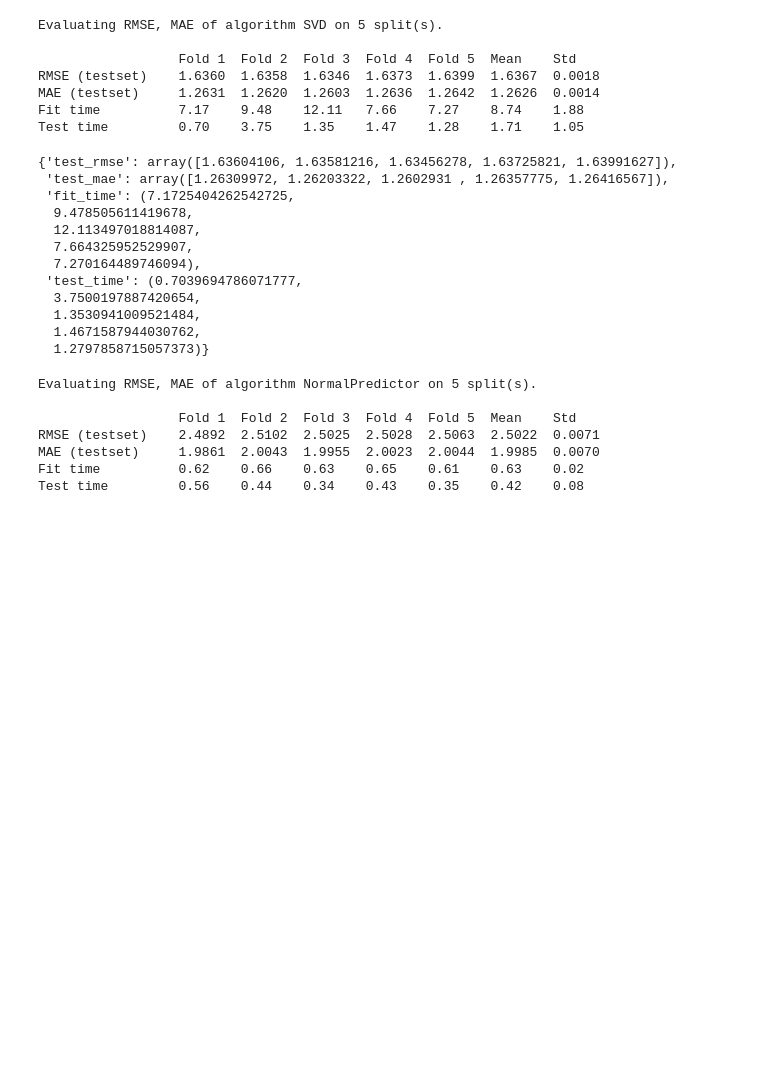
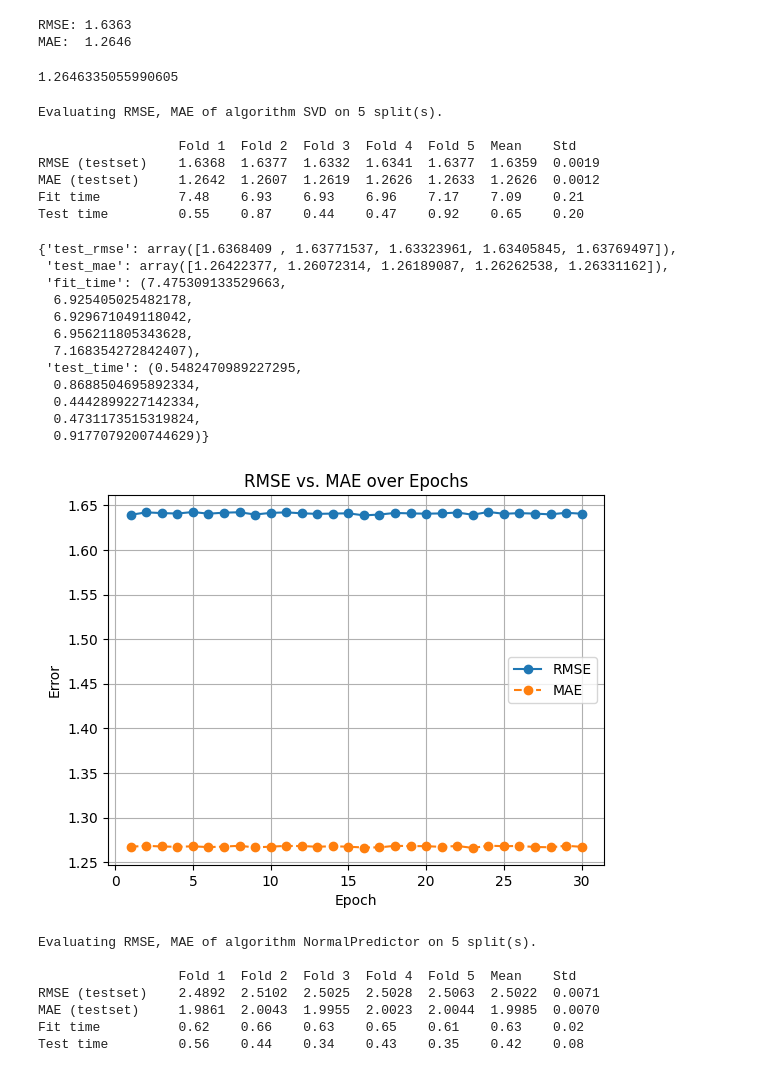
Before and after one commit to bbulls14/svd_book_recommender, a Jupyter notebook: SVD.ipynb, the cells around one changed output. Saved outputs shown, nothing was run; the diff lists cells and outputs as text; code cells hidden in the pictures; blank space fills up the shorter version.

Commit message:
collecting images

```diff
--- a/SVD.ipynb
+++ b/SVD.ipynb
@@ -16,7 +16,7 @@
 #create svd model with 80/20 train/test split
 import pandas as pd
 import numpy as np
-from surprise import Dataset, Reader, SVD
+from surprise import Dataset, Reader, SVD, accuracy
 from surprise.model_selection import train_test_split
 
 df = pd.read_csv('joined_dataset.csv', low_memory=False)
@@ -27,6 +27,16 @@ data = Dataset.load_from_df(df[['User-ID', 'ISBN', 'Book-Rating']], reader)
 trainset, testset = train_test_split(data, test_size=0.2)
 
 model = SVD()
+
+model.fit(trainset)
+predictions = model.test(testset)
+
+accuracy.rmse(predictions)
+accuracy.mae(predictions)
+# %% [output]
+RMSE: 1.6363
+MAE:  1.2646
+1.2646335055990605
 # %%
 #cross validate to ensure accuracy and consistency
 from surprise.model_selection import cross_validate
@@ -36,22 +46,57 @@ cross_validate(model, data, measures=['RMSE', 'MAE'], cv=5, verbose=True)
 Evaluating RMSE, MAE of algorithm SVD on 5 split(s).
 
                   Fold 1  Fold 2  Fold 3  Fold 4  Fold 5  Mean    Std
-RMSE (testset)    1.6360  1.6358  1.6346  1.6373  1.6399  1.6367  0.0018
-MAE (testset)     1.2631  1.2620  1.2603  1.2636  1.2642  1.2626  0.0014
-Fit time          7.17    9.48    12.11   7.66    7.27    8.74    1.88
-Test time         0.70    3.75    1.35    1.47    1.28    1.71    1.05
+RMSE (testset)    1.6368  1.6377  1.6332  1.6341  1.6377  1.6359  0.0019
+MAE (testset)     1.2642  1.2607  1.2619  1.2626  1.2633  1.2626  0.0012
+Fit time          7.48    6.93    6.93    6.96    7.17    7.09    0.21
+Test time         0.55    0.87    0.44    0.47    0.92    0.65    0.20
-{'test_rmse': array([1.63604106, 1.63581216, 1.63456278, 1.63725821, 1.63991627]),
- 'test_mae': array([1.26309972, 1.26203322, 1.2602931 , 1.26357775, 1.26416567]),
- 'fit_time': (7.1725404262542725,
-  9.478505611419678,
-  12.113497018814087,
-  7.664325952529907,
-  7.270164489746094),
- 'test_time': (0.7039694786071777,
-  3.7500197887420654,
-  1.3530941009521484,
-  1.4671587944030762,
-  1.2797858715057373)}
+{'test_rmse': array([1.6368409 , 1.63771537, 1.63323961, 1.63405845, 1.63769497]),
+ 'test_mae': array([1.26422377, 1.26072314, 1.26189087, 1.26262538, 1.26331162]),
+ 'fit_time': (7.475309133529663,
+  6.925405025482178,
+  6.929671049118042,
+  6.956211805343628,
+  7.168354272842407),
+ 'test_time': (0.5482470989227295,
+  0.8688504695892334,
+  0.4442899227142334,
+  0.4731173515319824,
+  0.9177079200744629)}
+# %%
+import matplotlib.pyplot as plt
+
+#create new train and test set and build new model
+trainset, testset = train_test_split(data, test_size=0.2)
+n_epochs = 30
+model = SVD(n_epochs=n_epochs)
+
+rmse_epoch = []
+mae_epoch = []
+
+#track rmse and mae change over epochs to determine learning progress
+for epoch in range(1, n_epochs + 1):
+    model.fit(trainset)
+    predictions = model.test(testset)
+
+    rmse = accuracy.rmse(predictions, verbose=False)
+    mae = accuracy.mae(predictions, verbose=False)
+
+    rmse_epoch.append(rmse)
+    mae_epoch.append(mae)
+
+epochs = list(range(1, n_epochs + 1))
+
+plt.plot(epochs, rmse_epoch, marker='o', label='RMSE')
+plt.plot(epochs, mae_epoch, marker='o', label='MAE', linestyle='--')
+
+plt.title('RMSE vs. MAE over Epochs')
+plt.xlabel('Epoch')
+plt.ylabel('Error')
+plt.legend()
+plt.grid(True)
+plt.show()
+# %% [output]
+[figure, added]
 # %%
 #random predictions for comparison, svd performs better
 from surprise import NormalPredictor
```
Also changed, not shown: 6 other files.
